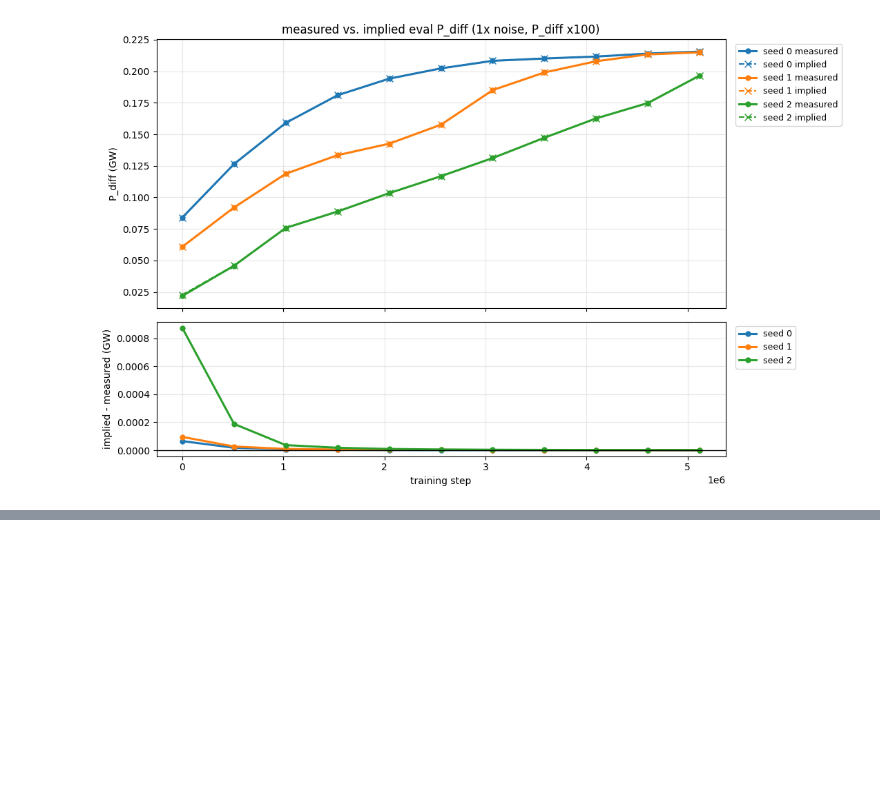
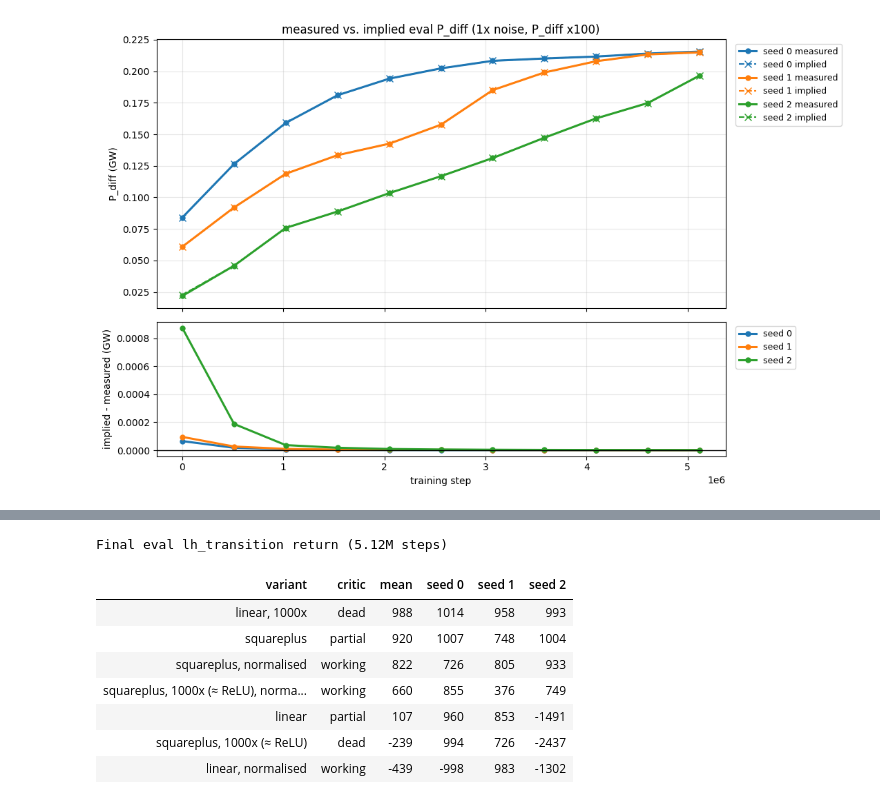
Before and after one commit to davcoope/plasmax, a Jupyter notebook: experiments/studies/dc_rewards_comparison.ipynb, the cells around one changed output, grey strips where cells are left out. Drawn from its saved outputs; the diff is of its cells as text; code cells hidden in the pictures; blank space fills up the shorter version.

```diff
--- a/experiments/studies/dc_rewards_comparison.ipynb
+++ b/experiments/studies/dc_rewards_comparison.ipynb
@@ -322,0 +356,26 @@ finish(ax, f"measured mean per-step P_diff ({VERIFY_NM}x noise)", "P_diff (GW)",
+# %%
+# Final checkpoint (5.12M steps), sorted by seed mean
+final = pd.DataFrame({name: rampup[name][LH].iloc[-1] for name in RAMPUP_RUNS}).T
+final.columns = [f"seed {s}" for s in SEEDS]
+final.insert(0, "mean", final.mean(axis=1))
+final.insert(0, "critic", [RAMPUP_RUNS[name][4] for name in final.index])
+final = final.sort_values("mean", ascending=False).rename_axis("variant").reset_index()
+nums = ["mean"] + [f"seed {s}" for s in SEEDS]
+(final.style
+    .hide(axis="index")
+    .format("{:.0f}", subset=nums)
+    .set_properties(subset=["variant", "critic"], **{"text-align": "left"})
+    .set_properties(subset=["mean"], **{"font-weight": "bold"})
+    .set_table_styles([{"selector": "th", "props": "text-align: left; padding: 4px 12px"},
+                       {"selector": "td", "props": "padding: 4px 12px"}])
+    .set_caption("Final eval lh_transition return (5.12M steps)"))
+# %% [output]
+Final eval lh_transition return (5.12M steps)
+| variant | critic | mean | seed 0 | seed 1 | seed 2 |
+| linear, 1000x | dead | 988 | 1014 | 958 | 993 |
+| squareplus | partial | 920 | 1007 | 748 | 1004 |
+| squareplus, normalised | working | 822 | 726 | 805 | 933 |
+| squareplus, 1000x (≈ ReLU), norma... | working | 660 | 855 | 376 | 749 |
+| linear | partial | 107 | 960 | 853 | -1491 |
+| squareplus, 1000x (≈ ReLU) | dead | -239 | 994 | 726 | -2437 |
+| linear, normalised | working | -439 | -998 | 983 | -1302 |
```
Also changed, not shown: parts of 5 cells of this notebook.
